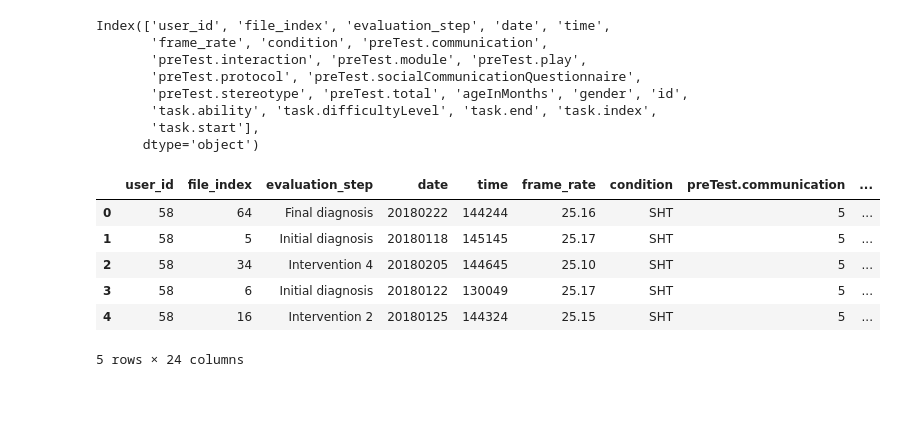
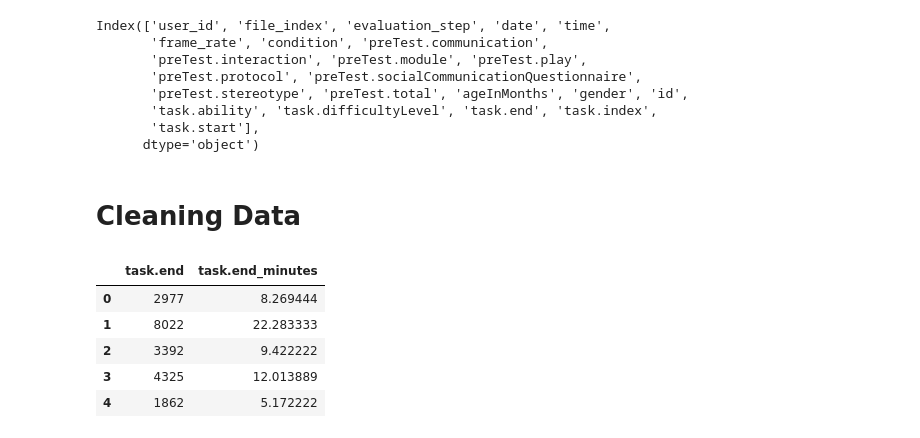
Before and after one commit to clawall/siads-593, a Jupyter notebook: notebooks/02_dream_dataset_analysis.ipynb, the cells around one changed output. Saved outputs shown, nothing was run; the diff lists cells and outputs as text; code cells hidden in the pictures; blank space fills up the shorter version.

Commit message:
feat(dream): finished evaluating dream dataset and a merged version of dream + kaggle's

```diff
--- a/notebooks/02_dream_dataset_analysis.ipynb
+++ b/notebooks/02_dream_dataset_analysis.ipynb
@@ -86,4 +92,6 @@ Index(['user_id', 'file_index', 'evaluation_step', 'date', 'time',
        'task.ability', 'task.difficultyLevel', 'task.end', 'task.index',
        'task.start'],
       dtype='object')
+# %% [markdown]
+# Cleaning Data
 # %%
@@ -90,12 +99,11 @@ Index(['user_id', 'file_index', 'evaluation_step', 'date', 'time',
 dream_df['task.end_minutes'] = dream_df['task.end'] / 360
 # %%
-dream_df.head()
+dream_df[['task.end', 'task.end_minutes']].head()
 # %% [output]
-|  | user_id | file_index | evaluation_step | date | time | frame_rate | condition | preTest.communication | ... |
-| 0 | 58 | 64 | Final diagnosis | 20180222 | 144244 | 25.16 | SHT | 5 | ... |
-| 1 | 58 | 5 | Initial diagnosis | 20180118 | 145145 | 25.17 | SHT | 5 | ... |
-| 2 | 58 | 34 | Intervention 4 | 20180205 | 144645 | 25.10 | SHT | 5 | ... |
-| 3 | 58 | 6 | Initial diagnosis | 20180122 | 130049 | 25.17 | SHT | 5 | ... |
-| 4 | 58 | 16 | Intervention 2 | 20180125 | 144324 | 25.15 | SHT | 5 | ... |
+|  | task.end | task.end_minutes |
+| 0 | 2977 | 8.269444 |
+| 1 | 8022 | 22.283333 |
+| 2 | 3392 | 9.422222 |
+| 3 | 4325 | 12.013889 |
+| 4 | 1862 | 5.172222 |
-5 rows × 24 columns
 # %%
```
Also changed, not shown: parts of 14 cells of this notebook, 2 other files.
